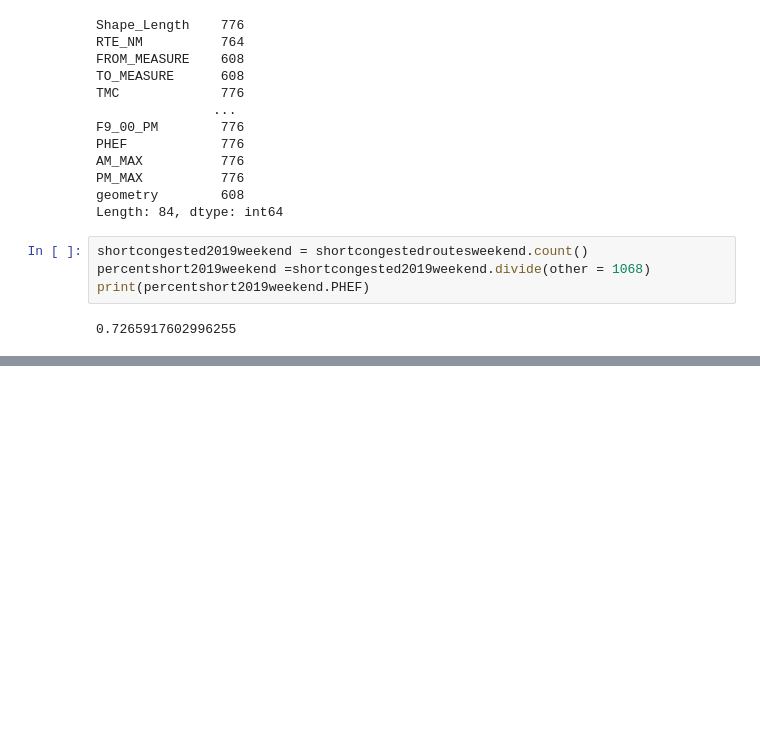
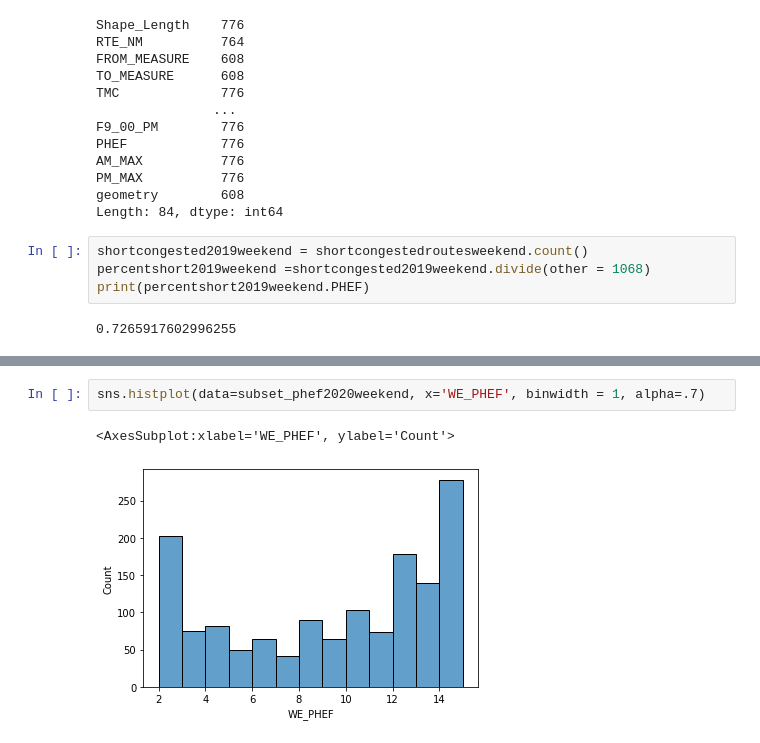
Before and after one commit to mjoireman/pathways-python, a Jupyter notebook: samples/gis_analysts_data_scientists/use_cases/02_congestion/congestion.ipynb, the cells around one changed output, grey strips where cells are left out. Saved outputs shown, nothing was run; the diff lists cells and outputs as text; blank space fills up the shorter version.

```diff
--- a/samples/gis_analysts_data_scientists/use_cases/02_congestion/congestion.ipynb
+++ b/samples/gis_analysts_data_scientists/use_cases/02_congestion/congestion.ipynb
@@ -250,0 +291,5 @@ The 2019 Weekend data also conforms to the trend with 778 of the 1068 (72.3%) co
+# %%
+sns.histplot(data=subset_phef2020weekend, x='WE_PHEF', binwidth = 1, alpha=.7)
+# %% [output]
+<AxesSubplot:xlabel='WE_PHEF', ylabel='Count'>
+[figure, added]
```
Also changed, not shown: parts of 29 cells of this notebook, 1 other file.
